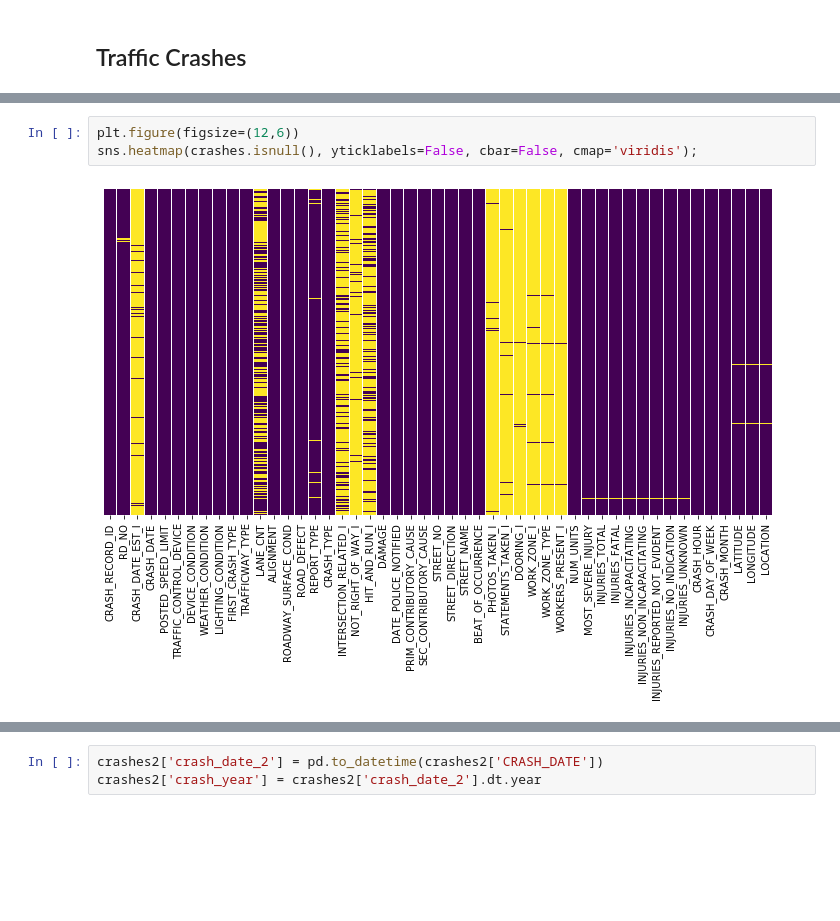
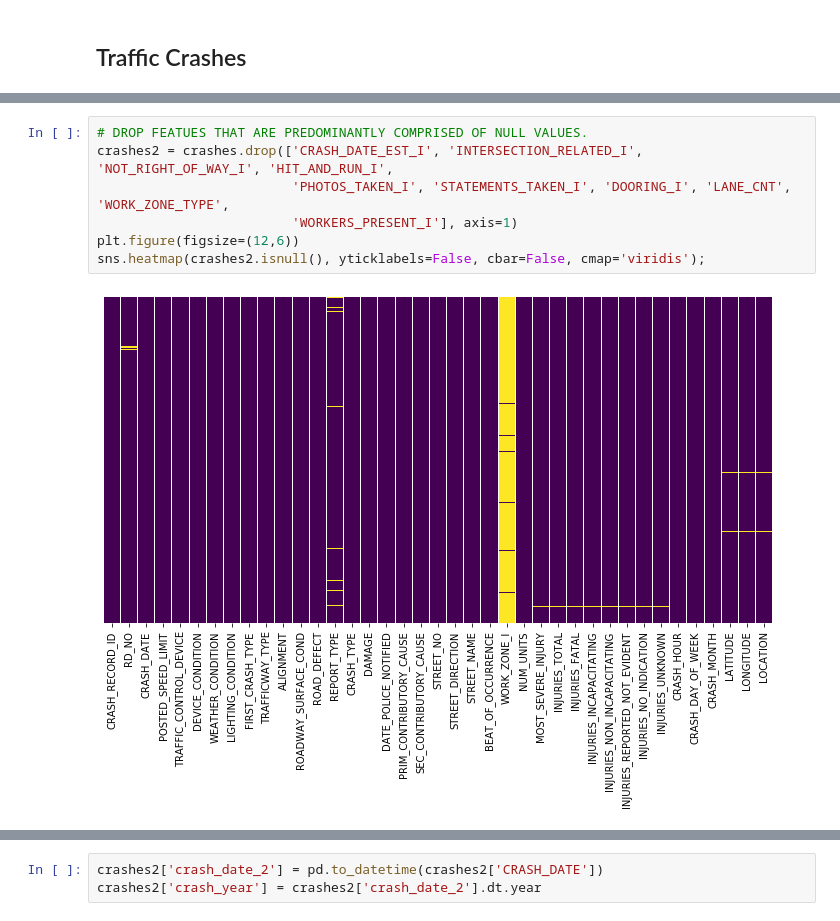
Before and after one commit to Morgan-Sell/chi-traffic-accidents, a Jupyter notebook: chi-transport-eda.ipynb, the cells around one changed output, grey strips where cells are left out. Drawn from its saved outputs; the diff is of its cells as text; blank space fills up the shorter version.

```diff
--- a/chi-transport-eda.ipynb
+++ b/chi-transport-eda.ipynb
@@ -35,5 +40,9 @@ crashes.head()
 # %%
+# DROP FEATUES THAT ARE PREDOMINANTLY COMPRISED OF NULL VALUES.
+crashes2 = crashes.drop(['CRASH_DATE_EST_I', 'INTERSECTION_RELATED_I', 'NOT_RIGHT_OF_WAY_I', 'HIT_AND_RUN_I',
+                         'PHOTOS_TAKEN_I', 'STATEMENTS_TAKEN_I', 'DOORING_I', 'LANE_CNT', 'WORK_ZONE_TYPE',
+                         'WORKERS_PRESENT_I'], axis=1)
 plt.figure(figsize=(12,6))
-sns.heatmap(crashes.isnull(), yticklabels=False, cbar=False, cmap='viridis');
+sns.heatmap(crashes2.isnull(), yticklabels=False, cbar=False, cmap='viridis');
 # %% [output]
-[figure, old version]
+[figure, new version]
```
Also changed, not shown: parts of 14 cells of this notebook.
